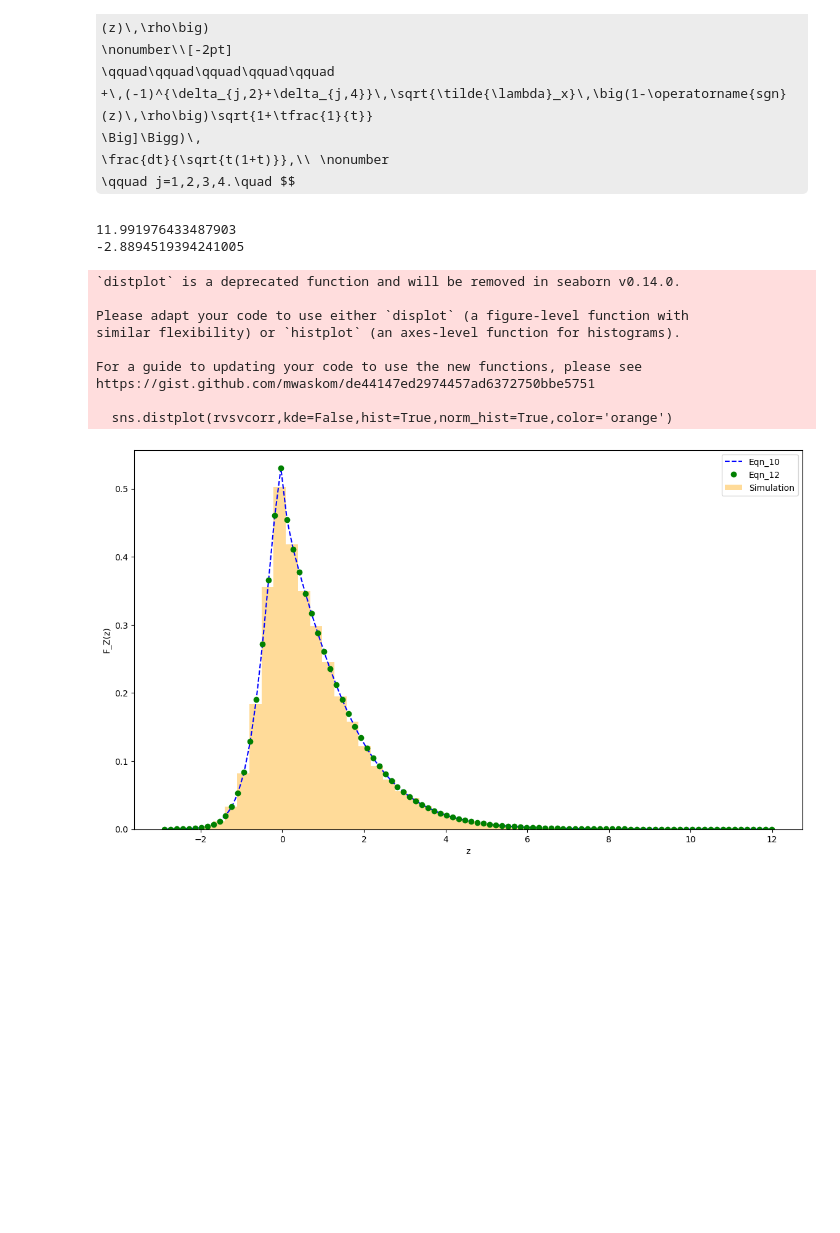
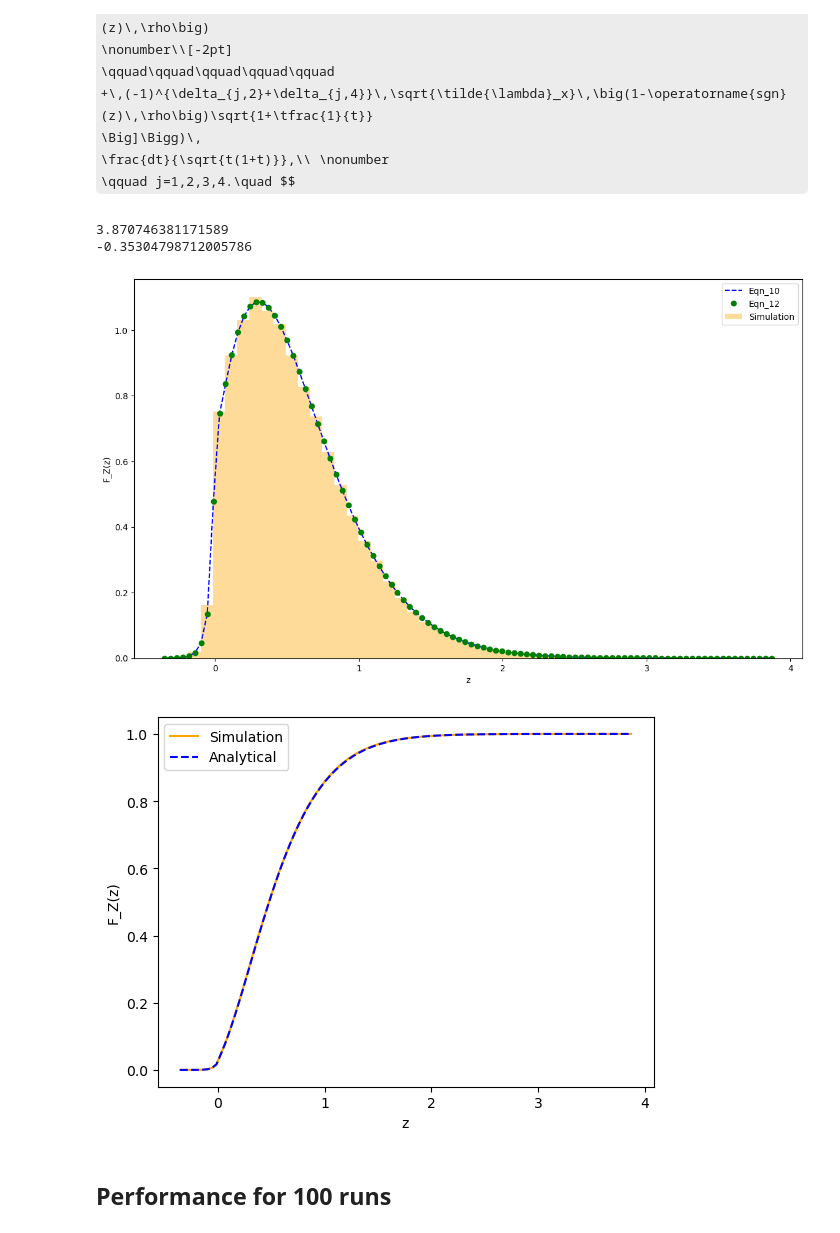
Before and after one commit to variancegamma/NormalProduct, a Jupyter notebook: normal_product_demo.ipynb, the cells around one changed output. Cells and saved outputs as stored; diff of their text form; code cells hidden in the pictures; some formulas as TeX source; blank space fills up the shorter version.

```diff
--- a/normal_product_demo.ipynb
+++ b/normal_product_demo.ipynb
@@ -45,40 +47,46 @@ $$\Upsilon_j\!\left(z;c,\tilde{\lambda}_x,\tilde{\lambda}_y,\rho\right)
 \qquad j=1,2,3,4.\quad $$
 # %%
 #%%
-mm1,mm2,ss1,ss2,rr=1.0,0.5,2.0,0.2,0.6
+mm1,mm2,ss1,ss2,rr=1.0,0.5,0.5,0.2,0.6
 bivr=mvn.rvs([mm1,mm2],cov=[[ss1**2,rr*ss1*ss2],[rr*ss1*ss2,ss2**2]],size=100000)
 rvsvcorr=bivr[:,0]*bivr[:,1]
 xmincorr=rvsvcorr.min()
 xmaxcorr=rvsvcorr.max()
 zzcorr=np.linspace(xmincorr,xmaxcorr,100)
 ecdfcor=ECDF(rvsvcorr)
 cdfsimcorr=ecdfcor(zzcorr)
 print(rvsvcorr.max())
 print(rvsvcorr.min())
 zzcorr=np.linspace(xmincorr,xmaxcorr,100)
 fchcorr=Pnormprodpdfbynchi2(zzcorr,[mm1,mm2,ss1,ss2,rr],True,False)
 semiApdf=[getfnFsxsyN(xz,ss1,ss2,mm1,mm2,rr)[0] for xz in zzcorr]
 #%%
 plt.figure(figsize=(14, 8))
 sns.distplot(rvsvcorr,kde=False,hist=True,norm_hist=True,color='orange')
 #sns.histplot(rvsvcorr,kde=False,stat='density')
 plt.plot(zzcorr,fchcorr,'--',color='blue')
 plt.plot(zzcorr,semiApdf,'o',color='green')
 plt.legend(['Eqn_10','Eqn_12','Simulation'])
 # plt.grid(True)
 plt.xlabel("z")
 plt.ylabel("F_Z(z)")
 plt.show()
 # %% [output]
-11.991976433487903
--2.8894519394241005
+3.870746381171589
+-0.35304798712005786
-`distplot` is a deprecated function and will be removed in seaborn v0.14.0.
-
-Please adapt your code to use either `displot` (a figure-level function with
-similar flexibility) or `histplot` (an axes-level function for histograms).
-
-For a guide to updating your code to use the new functions, please see
-https://gist.github.com/mwaskom/de44147ed2974457ad6372750bbe5751
-
-  sns.distplot(rvsvcorr,kde=False,hist=True,norm_hist=True,color='orange')
-[figure, old version]
+[figure, new version]
+# %%
+zzcorr=np.linspace(xmincorr,xmaxcorr,100)
+Fchcorr=Pnormprodpdfbynchi2(zzcorr,[mm1,mm2,ss1,ss2,rr],False,False)
+mc_cdf=ecdfcor(zzcorr)
+plt.plot(zzcorr,mc_cdf,color='orange')
+plt.plot(zzcorr,Fchcorr,'--',color='blue')
+plt.legend(['Simulation','Analytical'])
+# plt.grid(True)
+plt.xlabel("z")
+plt.ylabel("F_Z(z)")
+plt.show()
+# %% [output]
+[figure, added]
+# %% [markdown]
+## Performance for 100 runs
```
Also changed, not shown: parts of 3 cells of this notebook.
